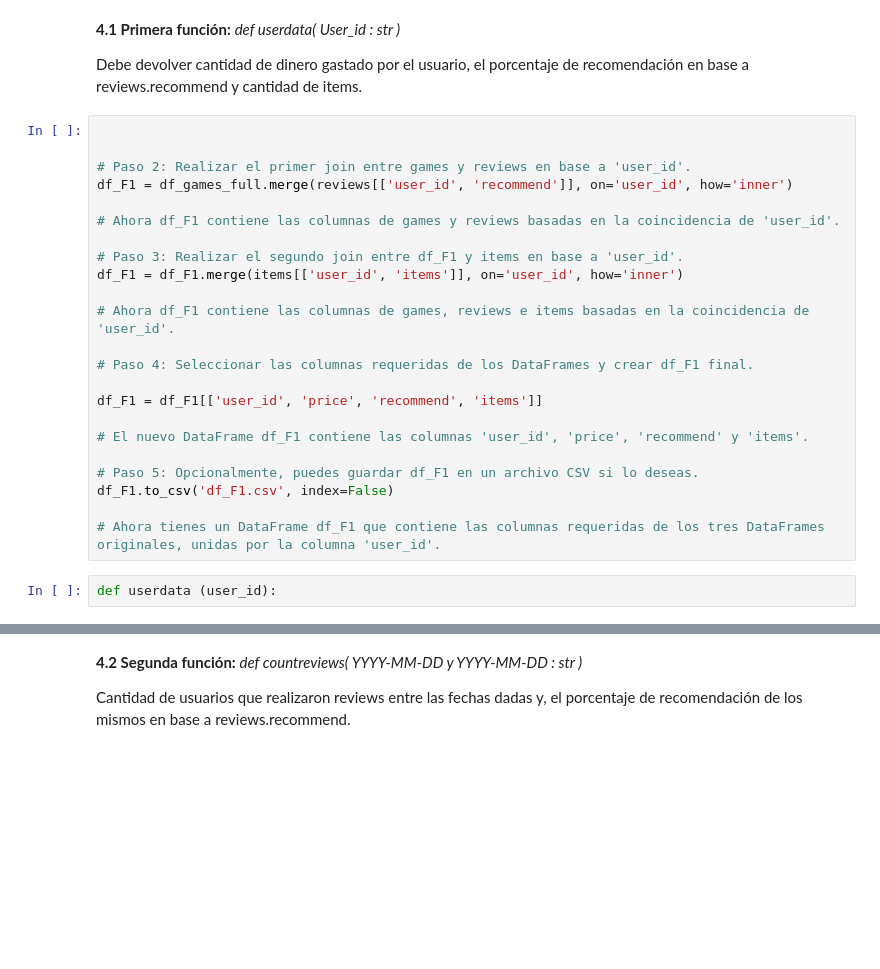
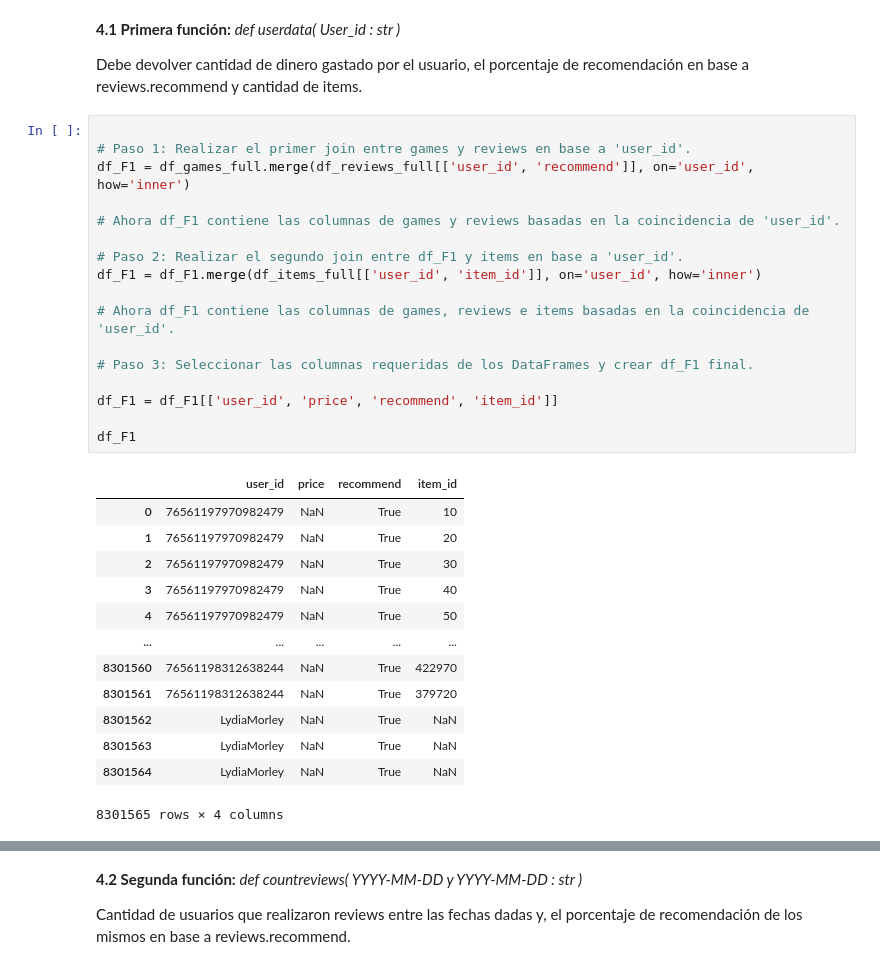
Before and after one commit to JPBertonee/PI_MLOps_Henry, a Jupyter notebook: Desarrollo.ipynb, the cells around one changed output, grey strips where cells are left out. Cells and saved outputs as stored; diff of their text form; blank space fills up the shorter version.

```diff
--- a/Desarrollo.ipynb
+++ b/Desarrollo.ipynb
@@ -331,26 +329,32 @@ df_sentimiento.head()
 Debe devolver cantidad de dinero gastado por el usuario, el porcentaje de recomendación en base a reviews.recommend y cantidad de items.
 # %%
 
-
-# Paso 2: Realizar el primer join entre games y reviews en base a 'user_id'.
-df_F1 = df_games_full.merge(reviews[['user_id', 'recommend']], on='user_id', how='inner')
+# Paso 1: Realizar el primer join entre games y reviews en base a 'user_id'.
+df_F1 = df_games_full.merge(df_reviews_full[['user_id', 'recommend']], on='user_id', how='inner')
 
 # Ahora df_F1 contiene las columnas de games y reviews basadas en la coincidencia de 'user_id'.
 
-# Paso 3: Realizar el segundo join entre df_F1 y items en base a 'user_id'.
-df_F1 = df_F1.merge(items[['user_id', 'items']], on='user_id', how='inner')
+# Paso 2: Realizar el segundo join entre df_F1 y items en base a 'user_id'.
+df_F1 = df_F1.merge(df_items_full[['user_id', 'item_id']], on='user_id', how='inner')
 
 # Ahora df_F1 contiene las columnas de games, reviews e items basadas en la coincidencia de 'user_id'.
 
-# Paso 4: Seleccionar las columnas requeridas de los DataFrames y crear df_F1 final.
+# Paso 3: Seleccionar las columnas requeridas de los DataFrames y crear df_F1 final.
 
-df_F1 = df_F1[['user_id', 'price', 'recommend', 'items']]
+df_F1 = df_F1[['user_id', 'price', 'recommend', 'item_id']]
 
-# El nuevo DataFrame df_F1 contiene las columnas 'user_id', 'price', 'recommend' y 'items'.
-
-# Paso 5: Opcionalmente, puedes guardar df_F1 en un archivo CSV si lo deseas.
-df_F1.to_csv('df_F1.csv', index=False)
-
-# Ahora tienes un DataFrame df_F1 que contiene las columnas requeridas de los tres DataFrames originales, unidas por la columna 'user_id'.
+df_F1
+# %% [output]
+|  | user_id | price | recommend | item_id |
+| 0 | 76561197970982479 | NaN | True | 10 |
+| 1 | 76561197970982479 | NaN | True | 20 |
+| 2 | 76561197970982479 | NaN | True | 30 |
+| 3 | 76561197970982479 | NaN | True | 40 |
+| 4 | 76561197970982479 | NaN | True | 50 |
+| ... | ... | ... | ... | ... |
+| 8301560 | 76561198312638244 | NaN | True | 422970 |
+| 8301561 | 76561198312638244 | NaN | True | 379720 |
+| 8301562 | LydiaMorley | NaN | True | NaN |
+| 8301563 | LydiaMorley | NaN | True | NaN |
+| 8301564 | LydiaMorley | NaN | True | NaN |
+8301565 rows × 4 columns
-# %%
-def userdata (user_id):
```
Also changed, not shown: parts of 3 cells of this notebook.
